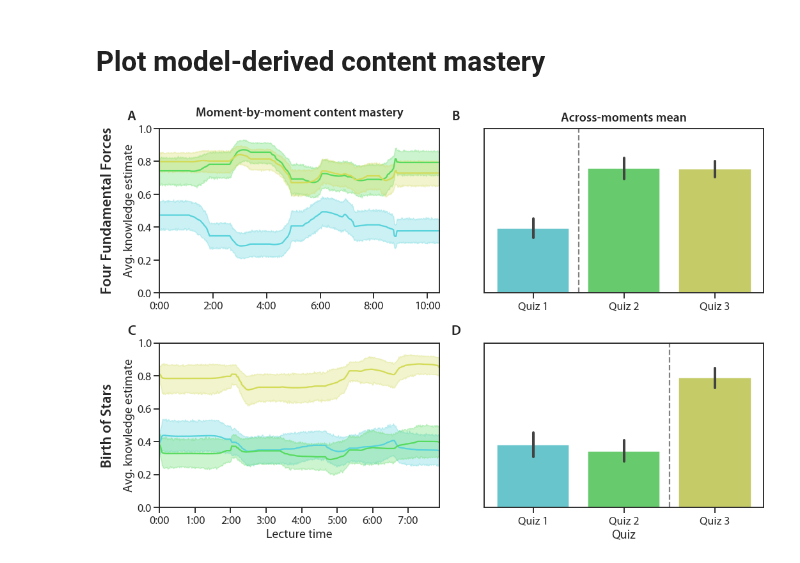
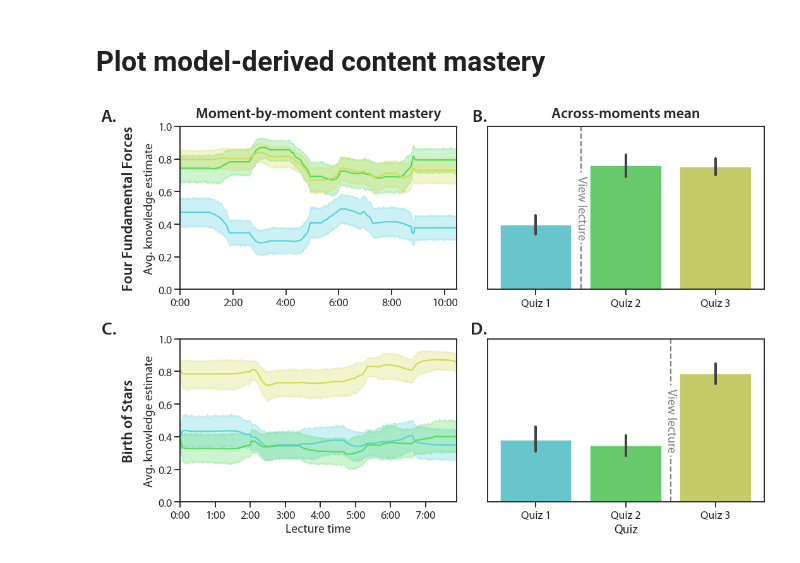
Before and after one commit to ContextLab/efficient-learning-khan, a Jupyter notebook: code/notebooks/3_reconstructing-knowledge.ipynb, the cells around one changed output. Drawn from its saved outputs; the diff is of its cells as text; code cells hidden in the pictures.

Commit message:
panel labels, vline text, better formatting

```diff
--- a/code/notebooks/3_reconstructing-knowledge.ipynb
+++ b/code/notebooks/3_reconstructing-knowledge.ipynb
@@ -132,7 +132,10 @@ with (
     a.set_ylabel('Avg. knowledge estimate')
     a.set_xticks(range(0, ff_traces.shape[1], 120),
                  [f'{i//60}:00' for i in range(0, ff_traces.shape[1], 120)])
-    a.set_title('Moment-by-moment content mastery', y=1.05, fontweight='semibold')
+    a.set_title('Moment-by-moment content mastery',
+                y=1.03,
+                fontsize='large',
+                fontweight='semibold')
     a.annotate('Four Fundamental Forces',
                xy=(-.75, .5),
                xycoords=a.yaxis.label,
@@ -147,8 +150,19 @@ with (
     b.set_xticklabels(['Quiz 1', 'Quiz 2', 'Quiz 3'])
     b.set_ylim(0, 1)
     b.tick_params(axis='y', length=0)
-    b.set_title('Across-moments mean', y=1.02, fontweight='semibold')
-    b.vlines(x=.5, ymin=0, ymax=1, linestyles='dashed', colors='gray')
+    b.set_title('Across-moments mean',
+                y=1.03,
+                fontsize='large',
+                fontweight='semibold')
+    vline = b.vlines(x=.5, ymin=0, ymax=1, linestyles='dashed', colors='gray')
+    b.text(x=0.5,
+           y=0.5,
+           s='View lecture',
+           ha='center',
+           va='center',
+           rotation=270,
+           color='gray',
+           backgroundcolor='white')
 
 
     # ========================= Birth of Stars =========================
@@ -163,35 +177,49 @@ with (
     c.set_ylabel('Avg. knowledge estimate')
     c.set_xticks(range(0, bos_traces.shape[1], 60),
                  [f'{i//60}:00' for i in range(0, bos_traces.shape[1], 60)])
     c.annotate('Birth of Stars',
                xy=(-.75, .5),
                xycoords=c.yaxis.label,
                size='large',
                fontweight='semibold',
                rotation=90,
                ha='right',
                va='center')
 
     # across-moments mean
     sns.barplot(data=bos_traces.mean(axis=1).T, ax=d)
     d.set_ylim(0, 1)
     d.set_xlabel('Quiz')
     d.set_xticklabels(['Quiz 1', 'Quiz 2', 'Quiz 3'])
     d.tick_params(axis='y', length=0)
     d.vlines(x=1.5, ymin=0, ymax=1, linestyles='dashed', colors='gray')
+    d.text(x=1.5,
+           y=0.5,
+           s='View lecture',
+           ha='center',
+           va='center',
+           rotation=270,
+           color='gray',
+           backgroundcolor='white')
 
     # Panel labels
     labels = 'ABCD'
     for i, ax in enumerate((a, b, c, d)):
-        ax.text(-0.1, 1.05,
-                labels[i],
-                fontsize=22,
+        if ax in (a, c):
+            x_coord = -0.23
+        else:
+            x_coord = 0
+
+        ax.text(x_coord,
+                1.03,
+                f'{labels[i]}.',
+                fontsize='x-large',
                 fontweight='semibold',
-                horizontalalignment='center',
+                horizontalalignment='right',
                 transform=ax.transAxes)
 
     plt.tight_layout()
 #     plt.savefig(FIG_DIR.joinpath('content-mastery.pdf'), bbox_inches='tight')
     plt.show()
 # %% [output]
-[figure, old version]
+[figure, new version]
```
Also changed, not shown: 1 other file.
